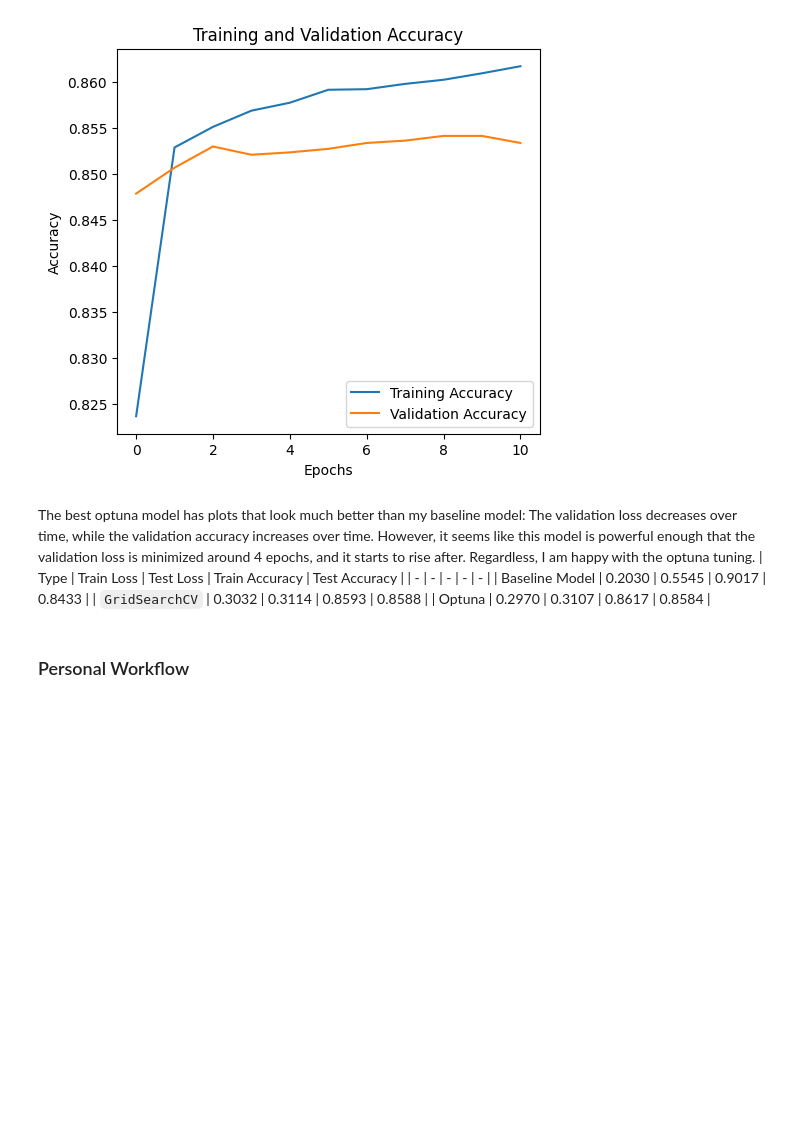
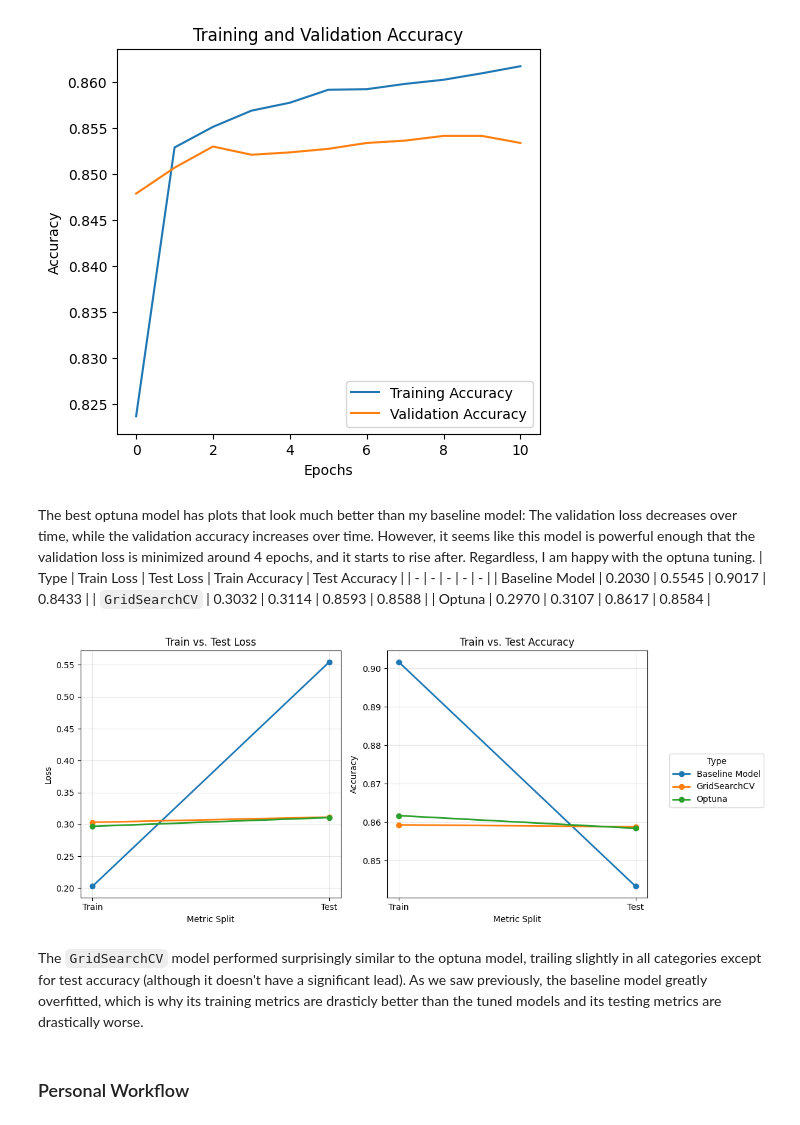
Before and after one commit to jfigge7/HW5-Neural-Networks-with-Keras, a Jupyter notebook: hw5_script.ipynb, the cells around one changed output. Cells and saved outputs as stored; diff of their text form; code cells hidden in the pictures; blank space fills up the shorter version.

Commit message:
Added evaluation plots

```diff
--- a/hw5_script.ipynb
+++ b/hw5_script.ipynb
@@ -406,6 +406,16 @@ The best optuna model has plots that look much better than my baseline model:  T
 | Baseline Model | 0.2030 | 0.5545 | 0.9017 | 0.8433 |
 | `GridSearchCV` | 0.3032 | 0.3114 | 0.8593 | 0.8588 |
 | Optuna | 0.2970 | 0.3107 | 0.8617 | 0.8584 |
+# %%
+import importlib
+import plotting_helper
+
+plotting_helper = importlib.reload(plotting_helper)
+plotting_helper.plot_loss_and_accuracy_lines()
+# %% [output]
+[figure, added]
+# %% [markdown]
+The `GridSearchCV` model performed surprisingly similar to the optuna model, trailing slightly in all categories except for test accuracy (although it doesn't have a significant lead).  As we saw previously, the baseline model greatly overfitted, which is why its training metrics are drasticly better than the tuned models and its testing metrics are drastically worse.
 # %% [markdown]
 ### Personal Workflow
 # %% [markdown]
```
Also changed, not shown: 1 other file.
